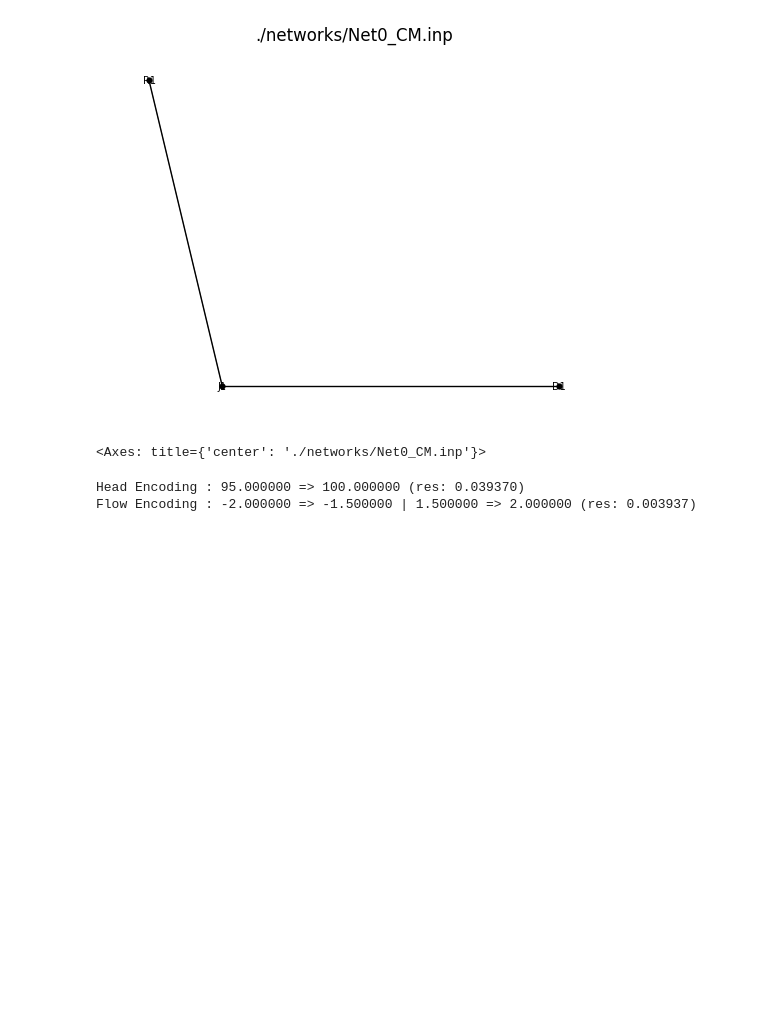
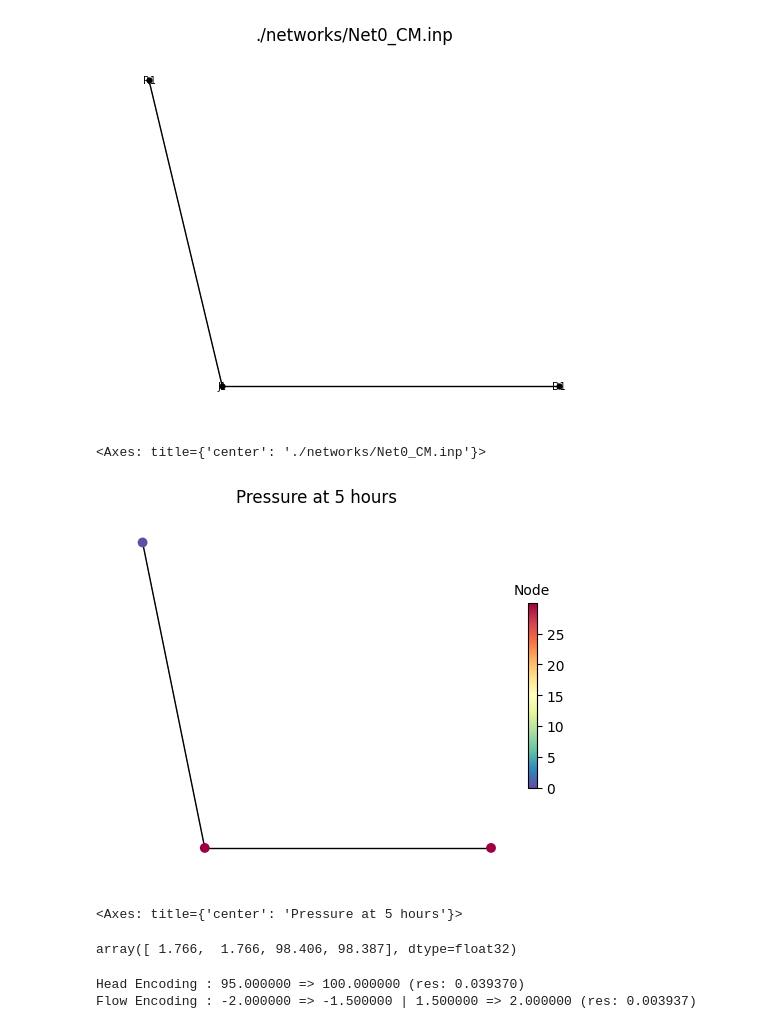
Before and after one commit to QuantumApplicationLab/wntr-quantum, a Jupyter notebook: docs/notebooks/design_pipe_diameter.ipynb, the cells around one changed output. Cells and saved outputs as stored; diff of their text form; code cells hidden in the pictures; blank space fills up the shorter version.

```diff
--- a/docs/notebooks/design_pipe_diameter.ipynb
+++ b/docs/notebooks/design_pipe_diameter.ipynb
@@ -13,6 +13,23 @@ wntr.graphics.plot_network(wn, title=wn.name, node_labels=True)
 # %% [output]
 [figure]
 <Axes: title={'center': './networks/Net0_CM.inp'}>
+# %%
+sim = wntr.sim.EpanetSimulator(wn)
+results = sim.run_sim()
+# Plot results on the network
+pressure_at_5hr = results.node['pressure'].loc[0, :]
+wntr.graphics.plot_network(wn, node_attribute=pressure_at_5hr, node_size=50,
+                        title='Pressure at 5 hours', node_labels=False)
+# %% [output]
+[figure, added]
+<Axes: title={'center': 'Pressure at 5 hours'}>
+# %%
+ref_pressure = results.node['pressure'].values[0][:2]
+ref_rate = results.link['flowrate'].values[0]
+ref_values = np.append(ref_rate, ref_pressure)
+designer.convert_solution_from_si(ref_values)
+# %% [output]
+array([ 1.766,  1.766, 98.406, 98.387], dtype=float32)
 # %%
 from wntr_quantum.sim.solvers.qubo_polynomial_solver import QuboPolynomialSolver
 from qubops.solution_vector import SolutionVector_V2 as SolutionVector
```
Also changed, not shown: parts of 6 cells of this notebook, 4 other files.
